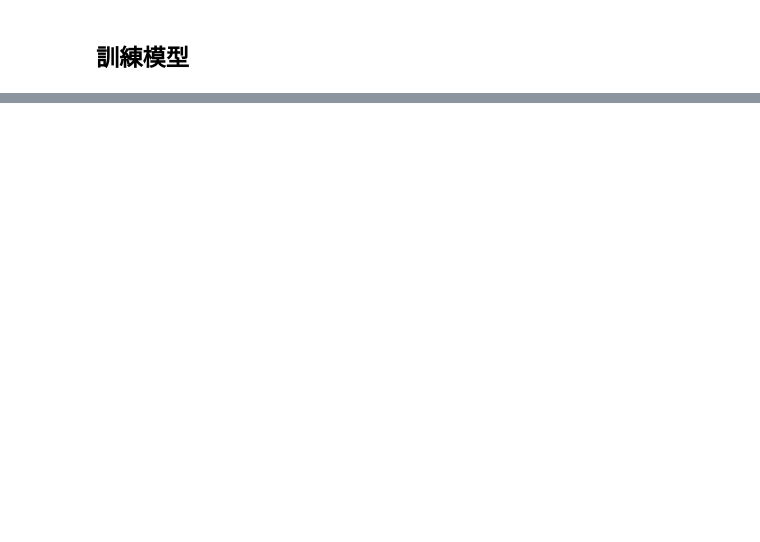
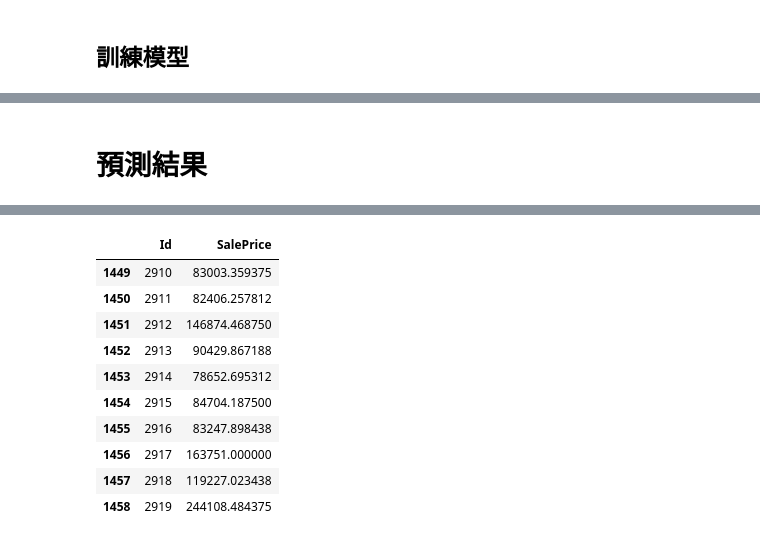
Before and after one commit to linhsuan519/House-Prices, a Jupyter notebook: House_Prices.ipynb, the cells around one changed output, grey strips where cells are left out. Saved outputs shown, nothing was run; the diff lists cells and outputs as text; code cells hidden in the pictures; blank space fills up the shorter version.

Commit message:
預測結果

```diff
--- a/House_Prices.ipynb
+++ b/House_Prices.ipynb
@@ -222,0 +364,17 @@ tfdf.model_plotter.plot_model_in_colab(rf, tree_idx=0, max_depth=3)
+# %% [markdown]
+# **預測結果**
+# %%
+test_file_path = "/content/test.csv"
+test_data = pd.read_csv(test_file_path)
+ids = test_data.pop("Id")
+
+test_ds = tfdf.keras.pd_dataframe_to_tf_dataset(
+    test_data,
+    task = tfdf.keras.Task.REGRESSION)
+
+preds = rf.predict(test_ds)
+output = pd.DataFrame({'Id': ids,
+                       'SalePrice': preds.squeeze()})
+
+output.tail(10)
+# %% [output]
@@ -222,0 +382,11 @@ tfdf.model_plotter.plot_model_in_colab(rf, tree_idx=0, max_depth=3)
+|  | Id | SalePrice |
+| 1449 | 2910 | 83003.359375 |
+| 1450 | 2911 | 82406.257812 |
+| 1451 | 2912 | 146874.468750 |
+| 1452 | 2913 | 90429.867188 |
+| 1453 | 2914 | 78652.695312 |
+| 1454 | 2915 | 84704.187500 |
+| 1455 | 2916 | 83247.898438 |
+| 1456 | 2917 | 163751.000000 |
+| 1457 | 2918 | 119227.023438 |
+| 1458 | 2919 | 244108.484375 |
```
Also changed, not shown: parts of 28 cells of this notebook.
